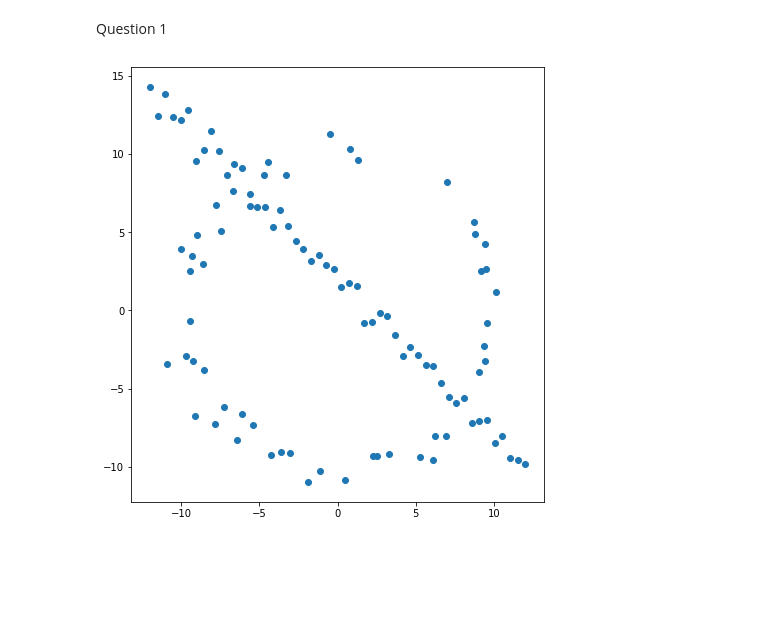
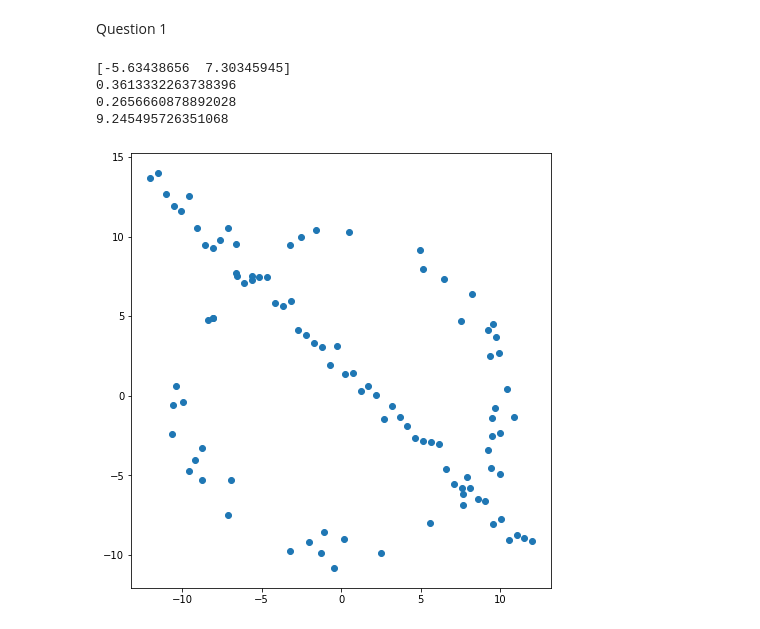
Before and after one commit to Lahiru-Sanjaya-Lankagama/image-processing2, a Jupyter notebook: Assignment2.ipynb, the cells around one changed output. Drawn from its saved outputs; the diff is of its cells as text; code cells hidden in the pictures; blank space fills up the shorter version.

```diff
--- a/Assignment2.ipynb
+++ b/Assignment2.ipynb
@@ -45,28 +45,63 @@ Question 1
 # %%
 import numpy as np
 from scipy.optimize import minimize
 from scipy import linalg
 import matplotlib.pyplot as plt
 import cv2 as cv
+
+def get_points(index_num, circle_val):
+    points = []
+    for i in range(0, 3):
+        points.append(circle_val[index_num[i]])
+    return points
+
+def getCircle(pts1, pts2, pts3):
+    temp = pts2[0]**2 + pts2[1]**2
+    bc = (pts1[0]**2 + pts1[1]**2 - temp)/2
+    cd = (temp - pts3[0]**2 - pts3[1]**2)/2
+    det = (pts1[0] - pts2[0]) * (pts2[1] - pts3[1]) - (pts2[0] - pts3[0]) * (pts1[1] - pts2[1])
+
+    if abs(det) < 1.0e-10:
+        return None
+    cx = (bc*(pts2[1] - pts3[1]) - cd*(pts1[1] - pts2[1]))/ det
+    cy = ((pts1[0] - pts2[0]) * cd - (pts2[0] - pts3[0])*bc)/ det
+
+    r = ((cx - pts1[0])**2 + (cy - pts1[1])**2)**0.5
+
+    return cx, cy, r
 
 #np.random.seed(0)
 N = 100
 half_n = N//2
 r = 10
 s = r/16
 t = np.random.uniform(0, 2*np.pi, half_n)
 n = s*np.random.randn(half_n)
 x, y = (r+n)*np.cos(t), (r+n)*np.sin(t)
 X_circ = np.hstack((x.reshape(half_n, 1), y.reshape(half_n, 1)))
 m, b = -1, 2
 x = np.linspace(-12, 12, half_n)
 y = m*x +b + s*np.random.randn(half_n)
 X_line = np.hstack((x.reshape(half_n, 1), y.reshape(half_n, 1)))
 X = np.vstack((X_circ, X_line))
 
-fig, ax = plt.subplots(1, 1, figsize = (8,8))
+index = np.random.choice(50, size = 3)
+suitable_pts = get_points(index, X_circ)
+print(suitable_pts[0])
+x_val, y_val, radius = getCircle(suitable_pts[0], suitable_pts[1], suitable_pts[2])
+
+print(x_val)
+print(y_val)
+print(radius)
+
+fig, ax = plt.subplots(figsize = (8,8))
+plt.plot()
 ax.scatter(X[:,0],X[:,1])
 ax.set_aspect('equal')
 plt.show()
 # %% [output]
+[-5.63438656  7.30345945]
+0.3613332263738396
+0.2656660878892028
+9.245495726351068
-[figure, old version]
+[figure, new version]
```
Also changed, not shown: parts of 3 cells of this notebook.
